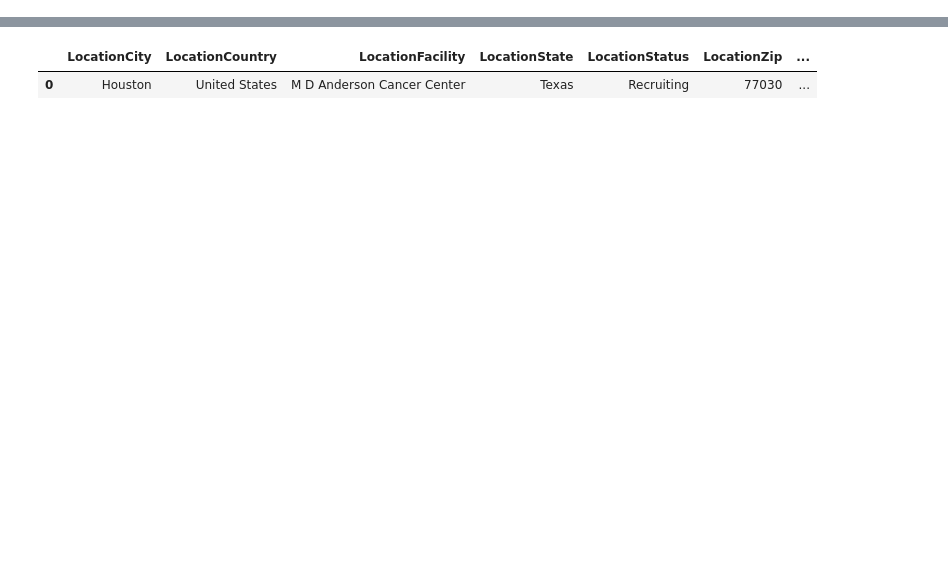
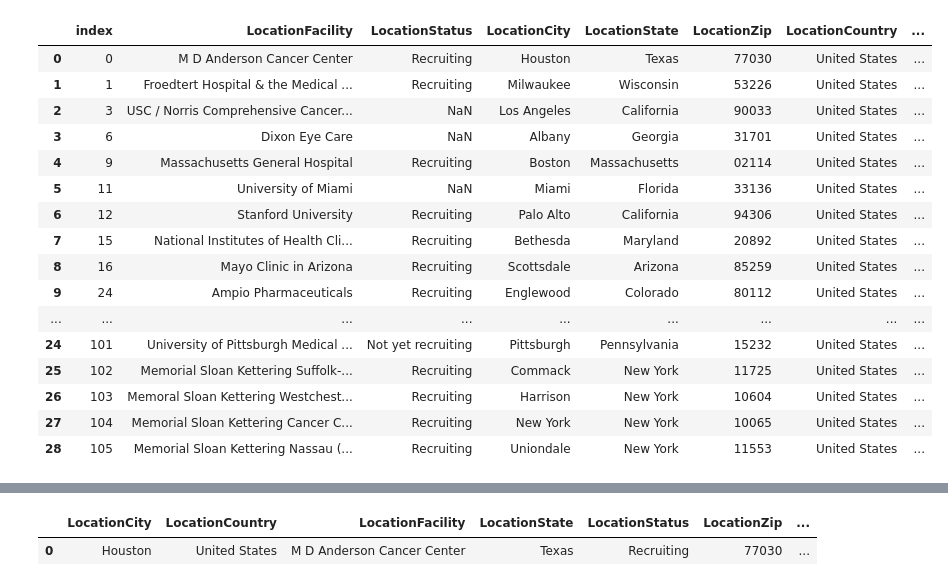
Before and after one commit to parkerholcomb/clinical-trials-dev, a Jupyter notebook: 2022-07-08/_workbench.ipynb, the cells around one changed output, grey strips where cells are left out. Cells and saved outputs as stored; diff of their text form; code cells hidden in the pictures; blank space fills up the shorter version.

Commit message:
locations init

```diff
--- a/2022-07-08/_workbench.ipynb
+++ b/2022-07-08/_workbench.ipynb
@@ -104,0 +1,13 @@ df
+# %%
+import pandas as pd
+import plotly.express as px
+
+from helpers import protocol_feature_query
+
+df = protocol_feature_query(limit=1000)
+df = df[df['_location_count_z'] < 3]
+df = df[df['_location_count'] > 0]
+df = df.sort_values("_location_count")
+df = df[df['_phase'].isin(['Phase 2','Phase 3'])]
+df = df[['_id','_location','_phase','_location_count']].reset_index(drop=True)
+df
@@ -104,0 +28,7 @@ df
+# %%
+dff = df.explode("_location").reset_index()
+location = pd.json_normalize(dff['_location']).reset_index()
+# px.treemap(location, path=['LocationCountry','_id'])
+location = location.merge(dff[['index','_id','_location_count','_phase']])
+location = location[location['LocationCountry'] == "United States"]
+location
@@ -104,0 +49,22 @@ df
+# %%
+df = location.drop_duplicates(subset=['_id','LocationZip']).reset_index(drop=True)
+df['_zip5'] = df['LocationZip']
+df
+# %% [output]
+|  | index | LocationFacility | LocationStatus | LocationCity | LocationState | LocationZip | LocationCountry | ... |
+| 0 | 0 | M D Anderson Cancer Center | Recruiting | Houston | Texas | 77030 | United States | ... |
+| 1 | 1 | Froedtert Hospital & the Medical ... | Recruiting | Milwaukee | Wisconsin | 53226 | United States | ... |
+| 2 | 3 | USC / Norris Comprehensive Cancer... | NaN | Los Angeles | California | 90033 | United States | ... |
+| 3 | 6 | Dixon Eye Care | NaN | Albany | Georgia | 31701 | United States | ... |
+| 4 | 9 | Massachusetts General Hospital | Recruiting | Boston | Massachusetts | 02114 | United States | ... |
+| 5 | 11 | University of Miami | NaN | Miami | Florida | 33136 | United States | ... |
+| 6 | 12 | Stanford University | Recruiting | Palo Alto | California | 94306 | United States | ... |
+| 7 | 15 | National Institutes of Health Cli... | Recruiting | Bethesda | Maryland | 20892 | United States | ... |
+| 8 | 16 | Mayo Clinic in Arizona | Recruiting | Scottsdale | Arizona | 85259 | United States | ... |
+| 9 | 24 | Ampio Pharmaceuticals | Recruiting | Englewood | Colorado | 80112 | United States | ... |
+| ... | ... | ... | ... | ... | ... | ... | ... | ... |
+| 24 | 101 | University of Pittsburgh Medical ... | Not yet recruiting | Pittsburgh | Pennsylvania | 15232 | United States | ... |
+| 25 | 102 | Memorial Sloan Kettering Suffolk-... | Recruiting | Commack | New York | 11725 | United States | ... |
+| 26 | 103 | Memoral Sloan Kettering Westchest... | Recruiting | Harrison | New York | 10604 | United States | ... |
+| 27 | 104 | Memorial Sloan Kettering Cancer C... | Recruiting | New York | New York | 10065 | United States | ... |
+| 28 | 105 | Memorial Sloan Kettering Nassau (... | Recruiting | Uniondale | New York | 11553 | United States | ... |
```
Also changed, not shown: parts of 8 cells of this notebook, 2 other files.
